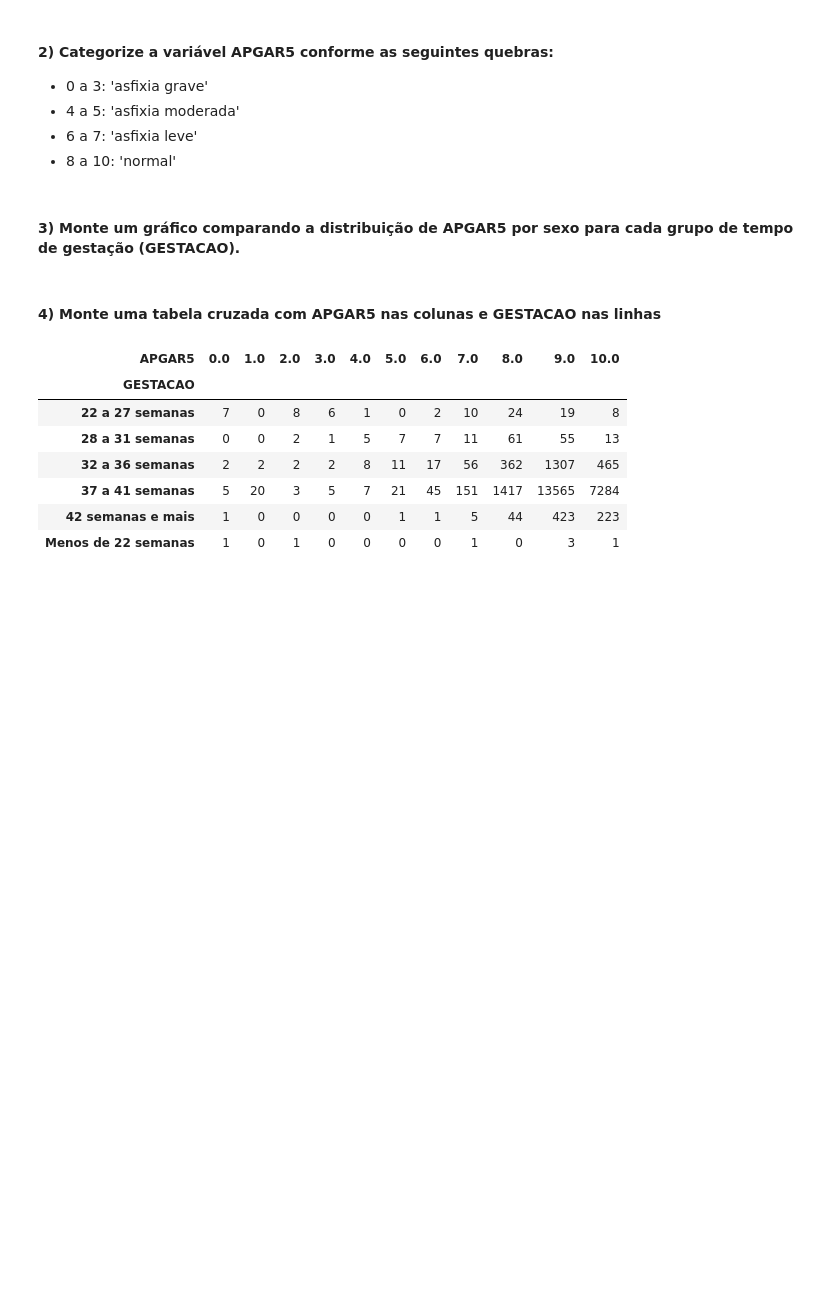
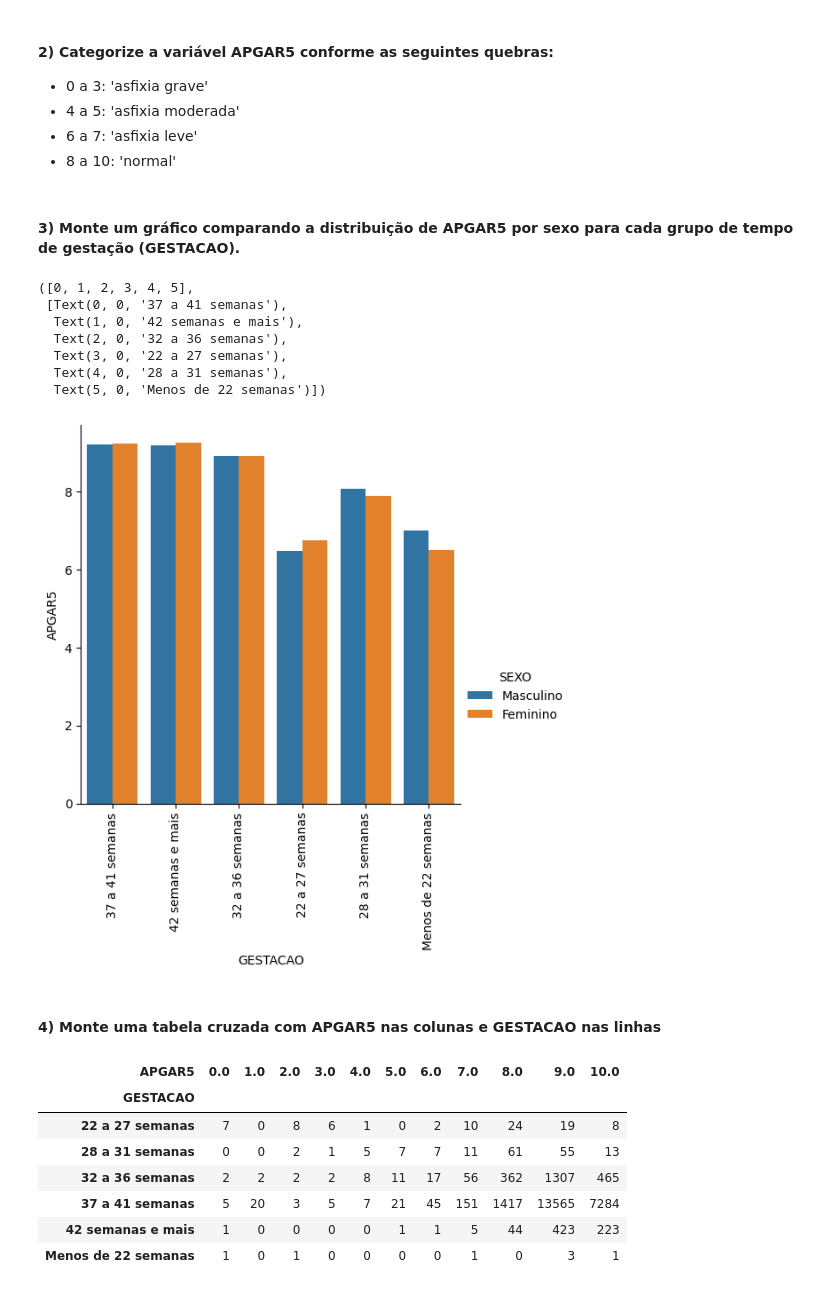
Before and after one commit to fbioliveira/ebac-Mod-06Ex03, a Jupyter notebook: mod06_Tarefa_3_RESOLVIDO.ipynb, the cells around one changed output. Drawn from its saved outputs; the diff is of its cells as text; code cells hidden in the pictures; blank space fills up the shorter version.

```diff
--- a/mod06_Tarefa_3_RESOLVIDO.ipynb
+++ b/mod06_Tarefa_3_RESOLVIDO.ipynb
@@ -32,6 +32,25 @@ data.loc[(data['APGAR5'] > 5) & (data['APGAR5'] <=7), 'CATEGORIA'] = 'asfixia le
 data.loc[data['APGAR5'] >=8 , 'CATEGORIA'] = 'normal'
 # %% [markdown]
 #### 3) Monte um gráfico comparando a distribuição de APGAR5 por sexo para cada grupo de tempo de gestação (GESTACAO).
+# %%
+sns.catplot(
+    x = 'GESTACAO'
+    ,y = 'APGAR5'
+    ,hue = 'SEXO'
+    ,kind='bar'
+    ,data = data
+    ,errorbar = None
+);
+plt.xticks(rotation=90)
+# %% [output]
+([0, 1, 2, 3, 4, 5],
+ [Text(0, 0, '37 a 41 semanas'),
+  Text(1, 0, '42 semanas e mais'),
+  Text(2, 0, '32 a 36 semanas'),
+  Text(3, 0, '22 a 27 semanas'),
+  Text(4, 0, '28 a 31 semanas'),
+  Text(5, 0, 'Menos de 22 semanas')])
+[figure, added]
 # %% [markdown]
 ####  4) Monte uma tabela cruzada com APGAR5 nas colunas e GESTACAO nas linhas
 # %%
```
